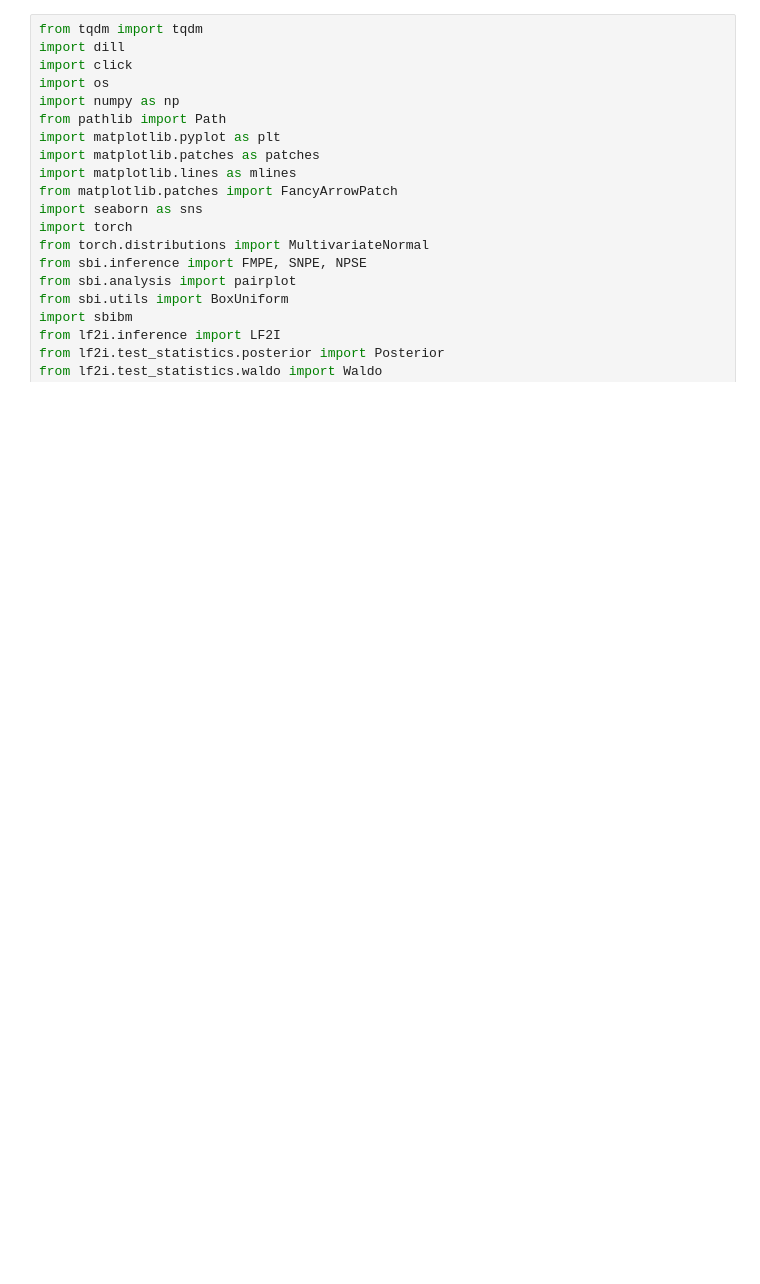
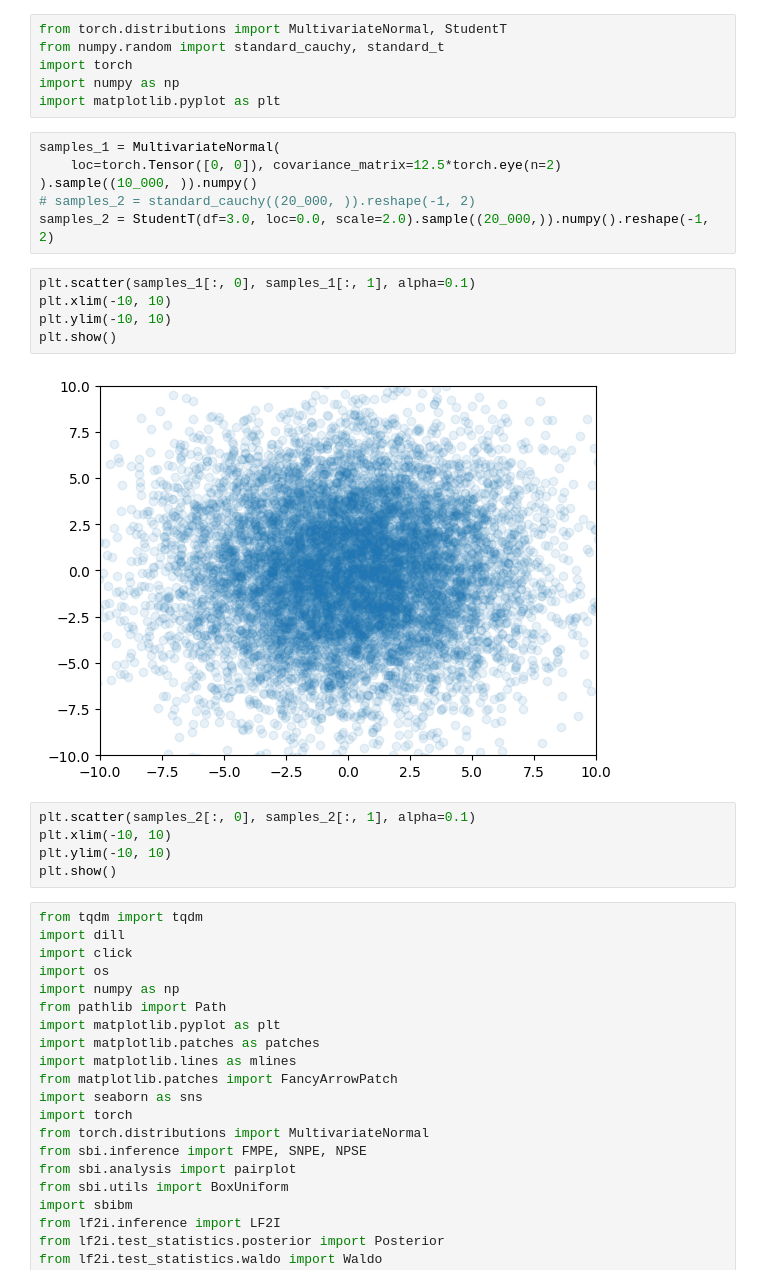
Before and after one commit to lee-group-cmu/tsi, a Jupyter notebook: src/tsi/gaussian_mixture/dev.ipynb, the cells around one changed output. Cells and saved outputs as stored; diff of their text form; blank space fills up the shorter version.

```diff
--- a/src/tsi/gaussian_mixture/dev.ipynb
+++ b/src/tsi/gaussian_mixture/dev.ipynb
@@ -1,3 +1,27 @@
+# %%
+from torch.distributions import MultivariateNormal, StudentT
+from numpy.random import standard_cauchy, standard_t
+import torch
+import numpy as np
+import matplotlib.pyplot as plt
+# %%
+samples_1 = MultivariateNormal(
+    loc=torch.Tensor([0, 0]), covariance_matrix=12.5*torch.eye(n=2)
+).sample((10_000, )).numpy()
+# samples_2 = standard_cauchy((20_000, )).reshape(-1, 2)
+samples_2 = StudentT(df=3.0, loc=0.0, scale=2.0).sample((20_000,)).numpy().reshape(-1, 2)
+# %%
+plt.scatter(samples_1[:, 0], samples_1[:, 1], alpha=0.1)
+plt.xlim(-10, 10)
+plt.ylim(-10, 10)
+plt.show()
+# %% [output]
+[figure, added]
+# %%
+plt.scatter(samples_2[:, 0], samples_2[:, 1], alpha=0.1)
+plt.xlim(-10, 10)
+plt.ylim(-10, 10)
+plt.show()
 # %%
 from tqdm import tqdm
 import dill
```
Also changed, not shown: 4 other files.
